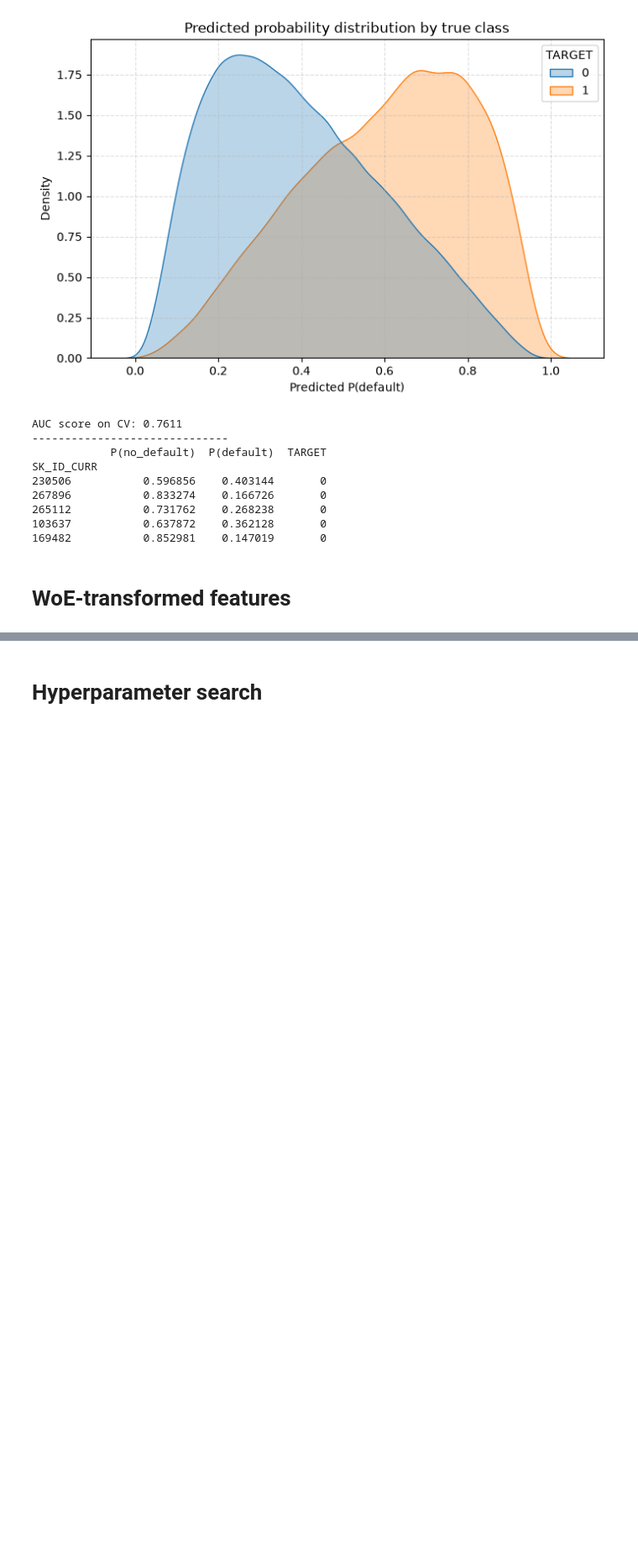
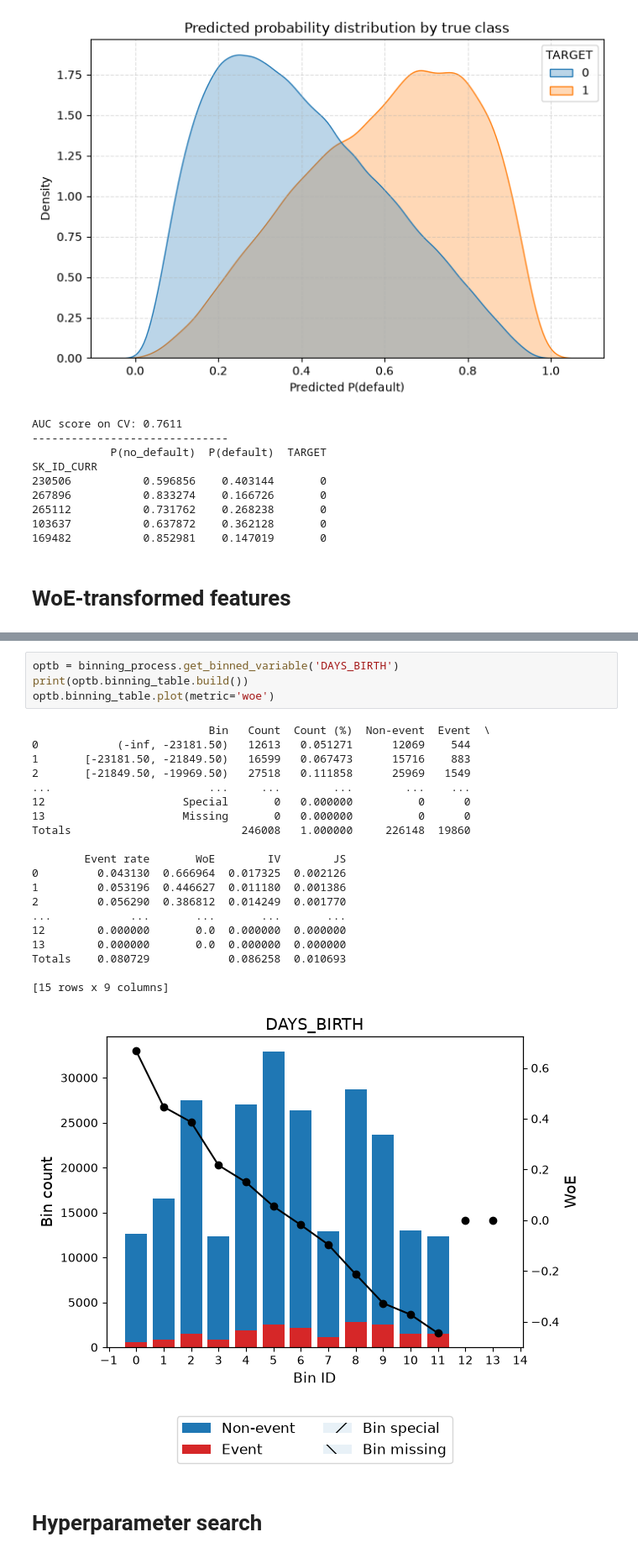
Before and after one commit to ABorda01/Project-Home-Credit-Default-Risk, a Jupyter notebook: model_selection_improv.ipynb, the cells around one changed output, grey strips where cells are left out. Shown at 84% size. Cells and saved outputs as stored; diff of their text form; blank space fills up the shorter version.

```diff
--- a/model_selection_improv.ipynb
+++ b/model_selection_improv.ipynb
@@ -528,2 +554,27 @@ SK_ID_CURR
+# %%
+optb = binning_process.get_binned_variable('DAYS_BIRTH')
+print(optb.binning_table.build())
+optb.binning_table.plot(metric='woe')
+# %% [output]
+                           Bin   Count  Count (%)  Non-event  Event  \
+0            (-inf, -23181.50)   12613   0.051271      12069    544
+1       [-23181.50, -21849.50)   16599   0.067473      15716    883
+2       [-21849.50, -19969.50)   27518   0.111858      25969   1549
+...                        ...     ...        ...        ...    ...
+12                     Special       0   0.000000          0      0
+13                     Missing       0   0.000000          0      0
+Totals                          246008   1.000000     226148  19860
+
+        Event rate       WoE        IV        JS
+0         0.043130  0.666964  0.017325  0.002126
+1         0.053196  0.446627  0.011180  0.001386
+2         0.056290  0.386812  0.014249  0.001770
+...            ...       ...       ...       ...
+12        0.000000       0.0  0.000000  0.000000
+13        0.000000       0.0  0.000000  0.000000
+Totals    0.080729            0.086258  0.010693
+
+[15 rows x 9 columns]
+[figure, added]
 # %% [markdown]
 # Hyperparameter search
```
Also changed, not shown: parts of 9 cells of this notebook.
